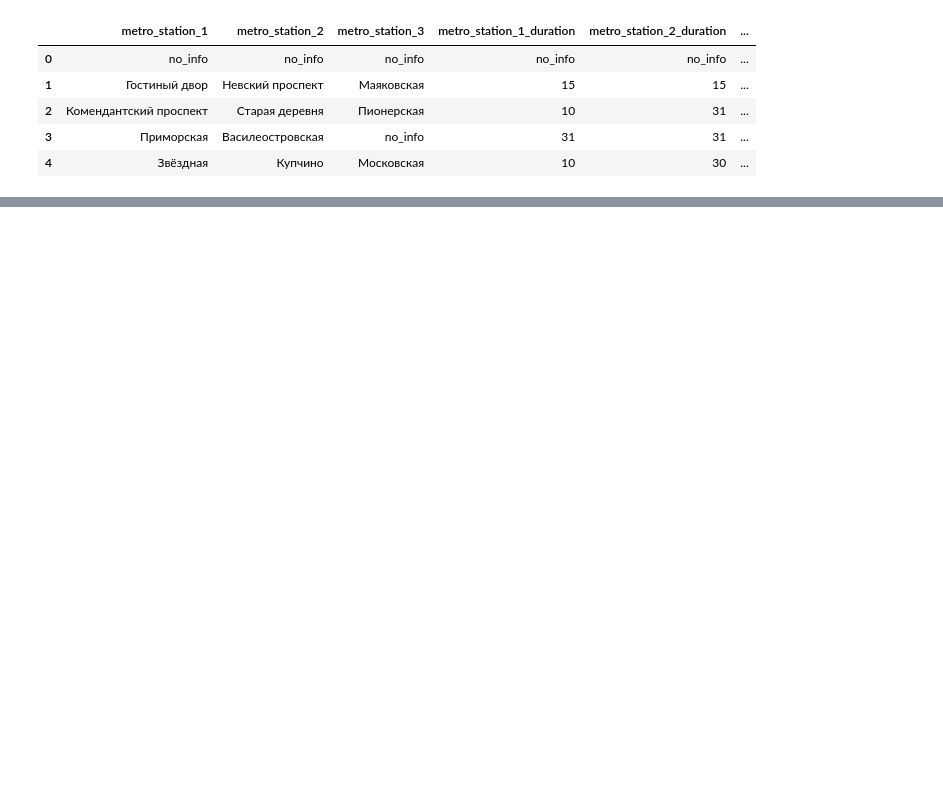
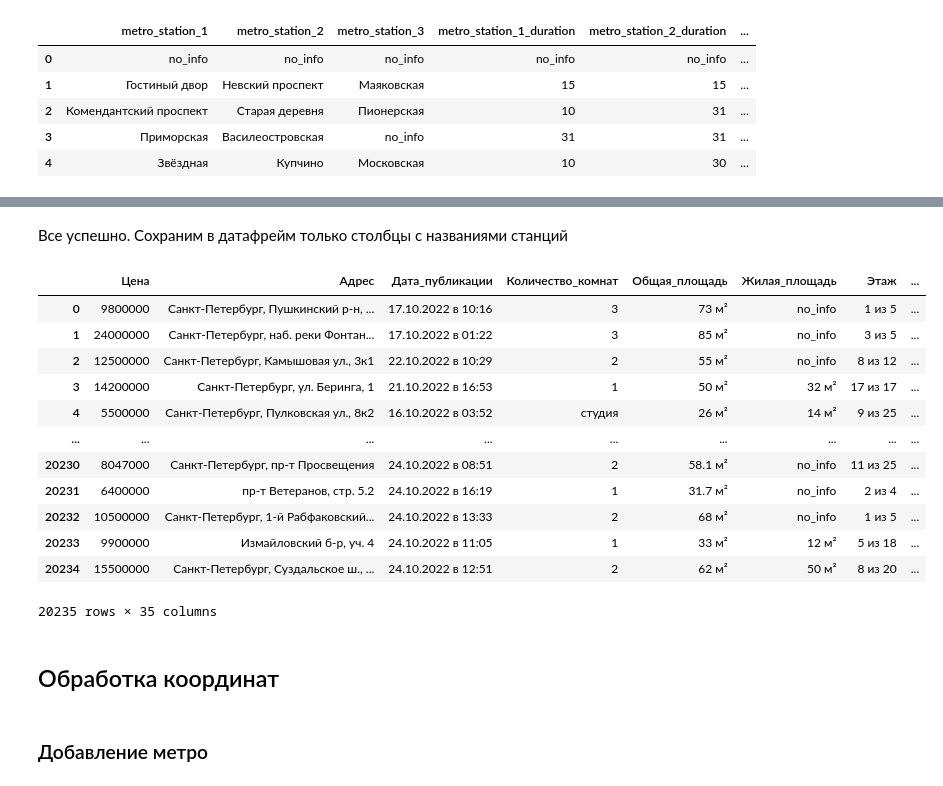
Before and after one commit to NeKonnnn/PetProject-price-real-estate-in-St.-Petersburg, a Jupyter notebook: 2211_pet_proj_property.ipynb, the cells around one changed output, grey strips where cells are left out. Drawn from its saved outputs; the diff is of its cells as text; code cells hidden in the pictures; blank space fills up the shorter version.

```diff
--- a/2211_pet_proj_property.ipynb
+++ b/2211_pet_proj_property.ipynb
@@ -408,10 +509,10 @@ sorted(metro_stations['metro_station_1'].unique().tolist())
 # %%
 rename = {
     'Новокрестовская': 'Зенит',
-    'Площадь А. Невского I': 'Площадь А. Невского',
-    'Площадь А. Невского II': 'Площадь А. Невского',
-    'Технологический ин-т I': 'Технологический ин-т',
-    'Технологический ин-т II': 'Технологический ин-т',
+    'Площадь А. Невского I': 'Площадь Александра Невского 1',
+    'Площадь А. Невского II': 'Площадь Александра Невского 2',
+    'Технологический ин-т I': 'Технологический институт',
+    'Технологический ин-т II': 'Технологический институт 2',
     'р-н Калининский': 'no_info',
     'р-н Красногвардейский': 'no_info',
     'р-н Красносельский': 'no_info',
@@ -455,0 +554,29 @@ array(['no_info', 'Маяковская', 'Пионерская', 'Москов
+# %% [markdown]
+Все успешно. Сохраним в датафрейм только столбцы с названиями станций
+# %%
+df[['Метро_1', 'Метро_2', 'Метро_3']] = metro_stations[['metro_station_1', 'metro_station_2', 'metro_station_3']]
+df['Метро_1'] = df['Метро_1'].str.lower()
+df['Метро_2'] = df['Метро_2'].str.lower()
+df['Метро_3'] = df['Метро_3'].str.lower()
+
+df = df.drop(['id', 'Ближайшее_метро', 'Ссылка', 'Официальный_застройщик',
+              'Название_новостройки', 'Корпус_строение'], axis=1)
+df
+# %% [output]
+|  | Цена | Адрес | Дата_публикации | Количество_комнат | Общая_площадь | Жилая_площадь | Этаж | ... |
+| 0 | 9800000 | Санкт-Петербург, Пушкинский р-н, ... | 17.10.2022 в 10:16 | 3 | 73 м² | no_info | 1 из 5 | ... |
+| 1 | 24000000 | Санкт-Петербург, наб. реки Фонтан... | 17.10.2022 в 01:22 | 3 | 85 м² | no_info | 3 из 5 | ... |
+| 2 | 12500000 | Санкт-Петербург, Камышовая ул., 3к1 | 22.10.2022 в 10:29 | 2 | 55 м² | no_info | 8 из 12 | ... |
+| 3 | 14200000 | Санкт-Петербург, ул. Беринга, 1 | 21.10.2022 в 16:53 | 1 | 50 м² | 32 м² | 17 из 17 | ... |
+| 4 | 5500000 | Санкт-Петербург, Пулковская ул., 8к2 | 16.10.2022 в 03:52 | студия | 26 м² | 14 м² | 9 из 25 | ... |
+| ... | ... | ... | ... | ... | ... | ... | ... | ... |
+| 20230 | 8047000 | Санкт-Петербург, пр-т Просвещения | 24.10.2022 в 08:51 | 2 | 58.1 м² | no_info | 11 из 25 | ... |
+| 20231 | 6400000 | пр-т Ветеранов, стр. 5.2 | 24.10.2022 в 16:19 | 1 | 31.7 м² | no_info | 2 из 4 | ... |
+| 20232 | 10500000 | Санкт-Петербург, 1-й Рабфаковский... | 24.10.2022 в 13:33 | 2 | 68 м² | no_info | 1 из 5 | ... |
+| 20233 | 9900000 | Измайловский б-р, уч. 4 | 24.10.2022 в 11:05 | 1 | 33 м² | 12 м² | 5 из 18 | ... |
+| 20234 | 15500000 | Санкт-Петербург, Суздальское ш., ... | 24.10.2022 в 12:51 | 2 | 62 м² | 50 м² | 8 из 20 | ... |
+20235 rows × 35 columns
+# %% [markdown]
+## Обработка координат
+# %% [markdown]
+### Добавление метро
```
Also changed, not shown: parts of 36 cells of this notebook.
